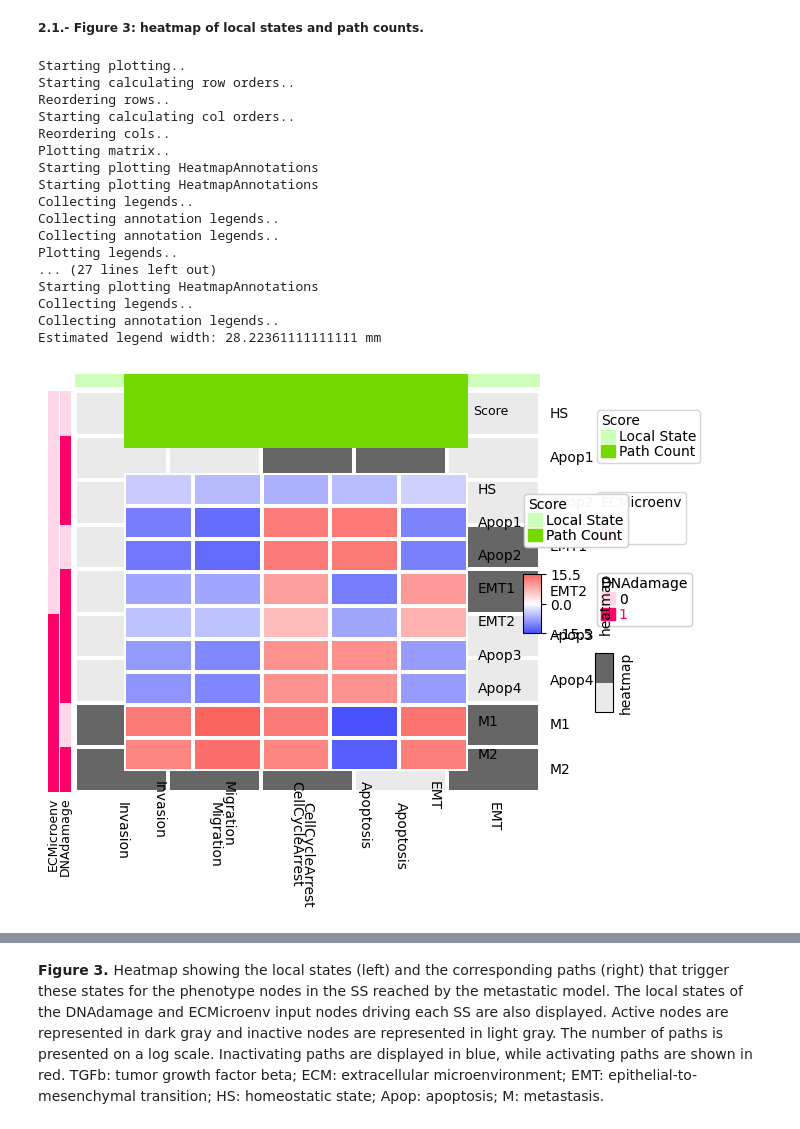
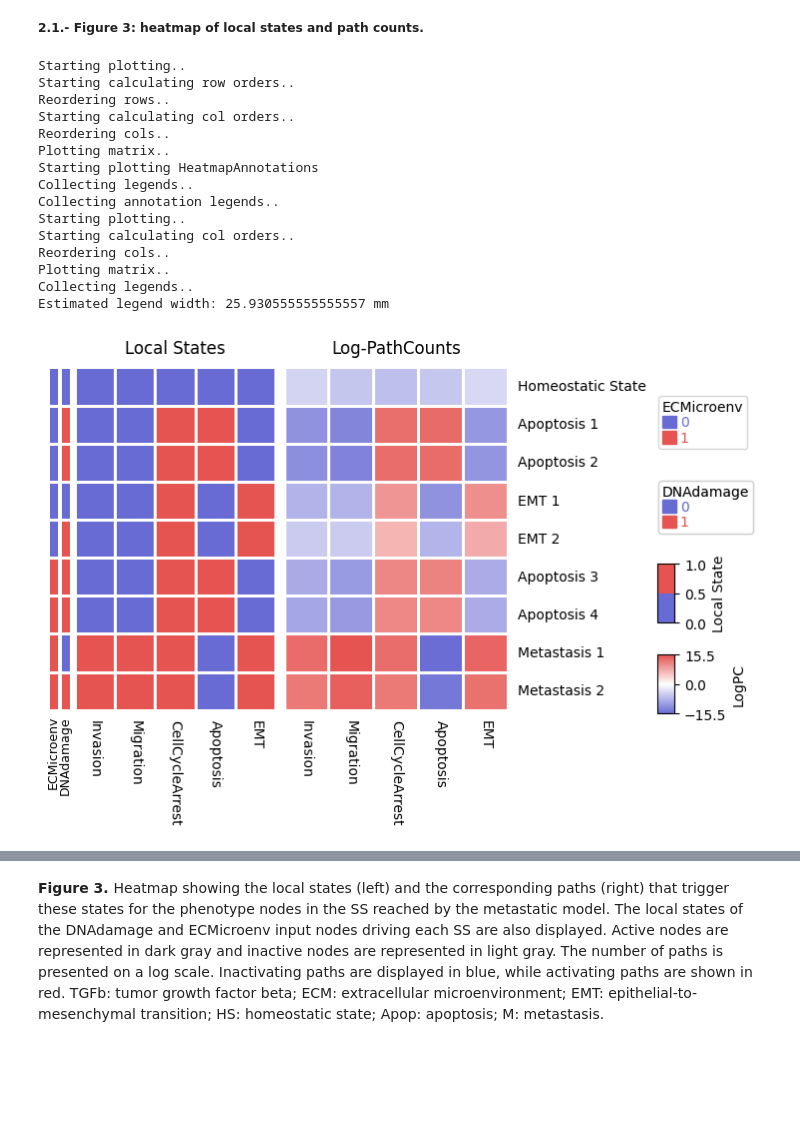
Before and after one commit to farinasm/boolevard, a Jupyter notebook: paper/Source_Figs.ipynb, the cells around one changed output, grey strips where cells are left out. Cells and saved outputs as stored; diff of their text form; code cells hidden in the pictures; blank space fills up the shorter version.

```diff
--- a/paper/Source_Figs.ipynb
+++ b/paper/Source_Figs.ipynb
@@ -45,6 +45,7 @@ from adjustText import adjust_text
 from scipy.stats import spearmanr
 from matplotlib.ticker import FuncFormatter
 from matplotlib.colors import ListedColormap, LinearSegmentedColormap
+plt.style.use("default")
 # %% [markdown]
 <h4 style="margin-top: 0px; margin-bottom: 2px;" id="section-1"><b>1.- Functions</b></h4>
 # %%
@@ -251,7 +266,7 @@ EMT: 358913, 0.039245514074961345 minutes.
 # - Transduction:
 paths_sum = pd.DataFrame(paths)
 paths_sum.columns = phenotypes
-paths_sum.index = ["HS", "Apop1", "Apop2", "EMT1", "EMT2", "Apop3", "Apop4", "M1", "M2"]
+paths_sum.index = ["Homeostatic State", "Apoptosis 1", "Apoptosis 2", "EMT 1", "EMT 2", "Apoptosis 3", "Apoptosis 4", "Metastasis 1", "Metastasis 2"]
 paths_sum = np.log1p(abs(paths_sum))*np.sign(paths_sum)
 
 # - Local states:
@@ -261,8 +276,7 @@ ls_info.index = paths_sum.index
 # Plot heatmap
 
 # - Colors:
-colors_col_ha = {"Score": {"Local State": "#CEFFBA", "Path Count": "#74D900"}}
-colors_row_ha = {"ECMicroenv": {"0": "#FFD7E8", "1": "#FD0069"}, "DNAdamage": {"0": "#FFD7E8", "1": "#FD0069"}}
+colors_row_ha = {"ECMicroenv": {"0": "#696bd4", "1": "#e55451"}, "DNAdamage": {"0": "#696bd4", "1": "#e55451"}}
 
 # - Annotations:
 annot_ls = pd.DataFrame(["Local State"]*5, columns = ["Score"])
@@ -271,55 +285,60 @@ annot_ls.index = annot_paths.index = paths_sum.columns
 annot_inputs = model.Info.loc[["ECMicroenv", "DNAdamage"], model.Info.columns[:-2]].transpose().astype(str)
 annot_inputs.index = paths_sum.index
 
-col_ha_ls = HeatmapAnnotation(df = annot_ls, colors = colors_col_ha, plot = False, legend = True, legend_gap = 5, hgap = 0.5, axis = 1, label_kws = dict(visible = False)) # Annotation for local states
-col_ha_paths = HeatmapAnnotation(df = annot_paths, colors = colors_col_ha, plot = False, legend = True, legend_gap = 5, hgap = 0.5, axis = 1, label_kws = dict(size = 9)) # Annotation for path counts
-row_ha_inputs = HeatmapAnnotation(df = annot_inputs, colors = colors_row_ha, plot = False, legend = True, axis = 0, label_kws = dict(size = 9), label_side = "bottom") # Annotation for inputs
+row_ha_inputs = HeatmapAnnotation(df = annot_inputs, colors = colors_row_ha, plot = False, legend = True, axis = 0, label_kws = dict(size = 9), label_side = "bottom", wgap = 0.1, plot_kws = dict(linewidth = 1)) # Annotation for inputs
 
 # - Subheatmap 1: Local States
-cmap_ls = ListedColormap(["#EAEAEA", "#666666"])
+cmap_ls = ListedColormap(["#696bd4", "#e55451"])
 hmap_ls = ClusterMapPlotter(
     ls_info,
     row_cluster = False, col_cluster = False,
     show_rownames = True, show_colnames = True,
-    cmap = cmap_ls, linewidths = 1.5, linecolor = "white",
-    plot_legend = True, top_annotation = col_ha_ls,
-    left_annotation = row_ha_inputs
+    cmap = cmap_ls, linewidths = 1, linecolor = "white",
+    plot = False,
+    plot_legend = True, label = "Local State",
+    left_annotation = row_ha_inputs,
+    xlabel = "Local States",
+    xlabel_kws=dict(color='black',fontsize=12,labelpad=3),
+    xlabel_side='top'
 )
 
 # - Subheatmap 2: Path Count
-cmap_paths = LinearSegmentedColormap.from_list("custom_diverging", ["#464FFC", "#FFFFFF", "#FC6460"], N = 256)
+cmap_paths = LinearSegmentedColormap.from_list("custom_diverging", ["#696bd4", "#FFFFFF", "#e55451"], N = 256)
 vmax_paths = np.max(np.abs(paths_sum.values))
 hmap_paths = ClusterMapPlotter(
     paths_sum,
     row_cluster = False, col_cluster = False,
     show_rownames = True, show_colnames = True,
     cmap = cmap_paths, vmin = -vmax_paths, vmax = vmax_paths,
-    linewidths = 1.5, linecolor = "white",
-    plot_legend = True, top_annotation = col_ha_paths
+    linewidths = 1, linecolor = "white",
+    plot = False,
+    plot_legend = True, label = "LogPC",
+    xlabel = "Log-PathCounts",
+    xlabel_kws=dict(color='black',fontsize=12,labelpad=3),
+    xlabel_side='top'
+
 )
 
 # - Merge subheatmaps
 hmap_list = [hmap_ls, hmap_paths]
 plt.figure(figsize = (6, 4))
-ax, legend_axes = composite(cmlist = hmap_list, main = 0, col_gap = 0.1, legend_hpad = 50)
-plt.savefig("Figures/pdf/Figure_3.pdf")
-plt.savefig("Figures/png/Figure_3.png")
+ax, legend_axes = composite(cmlist = hmap_list, main = 0, col_gap = 0.1, legend_hpad = 100, legend_gap = 8)
+plt.savefig("Figures/pdf/Figure_3.pdf", bbox_inches='tight')
+plt.savefig("Figures/png/Figure_3.png", bbox_inches='tight')
 # %% [output]
 Starting plotting..
 Starting calculating row orders..
 Reordering rows..
 Starting calculating col orders..
 Reordering cols..
 Plotting matrix..
 Starting plotting HeatmapAnnotations
-Starting plotting HeatmapAnnotations
 Collecting legends..
 Collecting annotation legends..
-Collecting annotation legends..
-Plotting legends..
-... (27 lines left out)
-Starting plotting HeatmapAnnotations
+Starting plotting..
+Starting calculating col orders..
+Reordering cols..
+Plotting matrix..
 Collecting legends..
-Collecting annotation legends..
-Estimated legend width: 28.22361111111111 mm
+Estimated legend width: 25.930555555555557 mm
-[figure, old version]
+[figure, new version]
```
Also changed, not shown: parts of 12 cells of this notebook, 53 other files.
